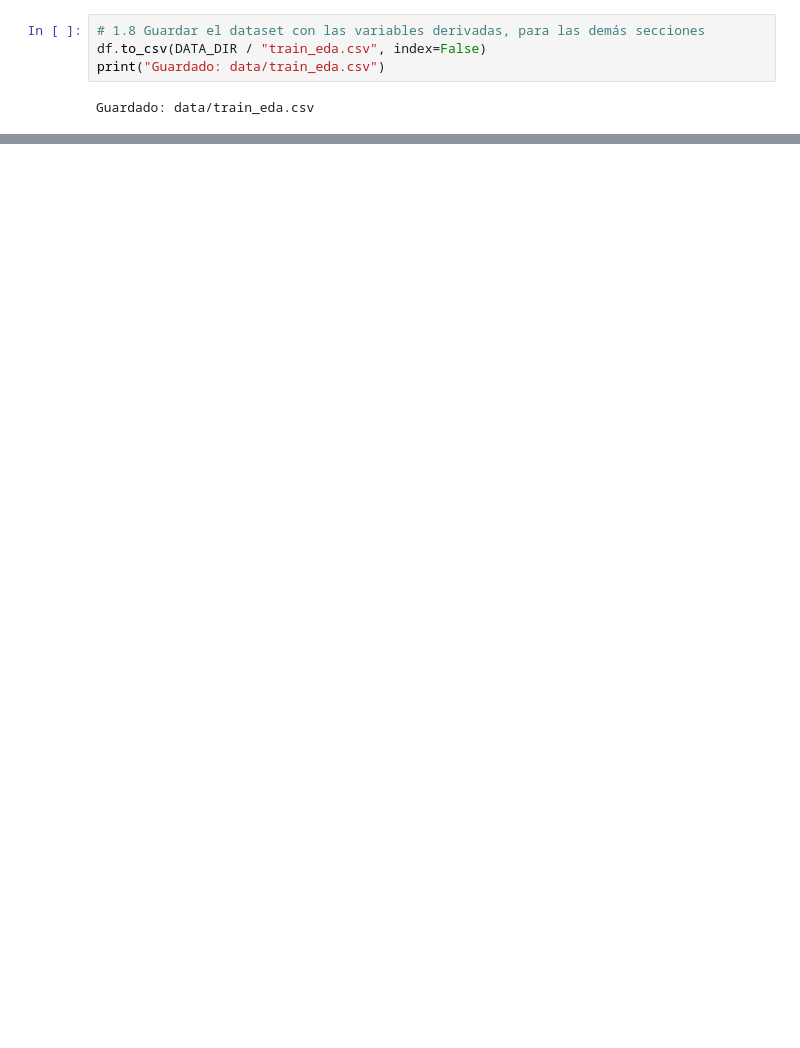
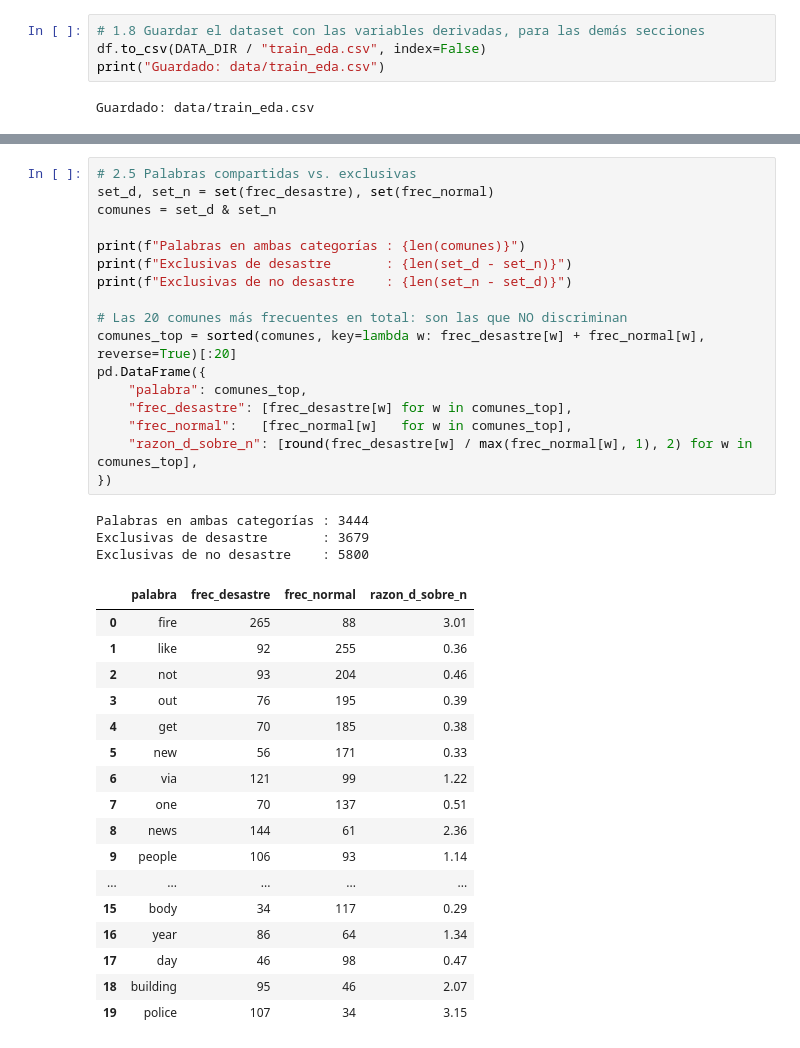
Before and after one commit to erickguerra2/LAB05-DATA, a Jupyter notebook: Laboratorio5.ipynb, the cells around one changed output, grey strips where cells are left out. Cells and saved outputs as stored; diff of their text form; blank space fills up the shorter version.

```diff
--- a/Laboratorio5.ipynb
+++ b/Laboratorio5.ipynb
@@ -355,0 +544,38 @@ Guardado: data/train_eda.csv
+# %%
+# 2.5 Palabras compartidas vs. exclusivas
+set_d, set_n = set(frec_desastre), set(frec_normal)
+comunes = set_d & set_n
+
+print(f"Palabras en ambas categorías : {len(comunes)}")
+print(f"Exclusivas de desastre       : {len(set_d - set_n)}")
+print(f"Exclusivas de no desastre    : {len(set_n - set_d)}")
+
+# Las 20 comunes más frecuentes en total: son las que NO discriminan
+comunes_top = sorted(comunes, key=lambda w: frec_desastre[w] + frec_normal[w], reverse=True)[:20]
+pd.DataFrame({
+    "palabra": comunes_top,
+    "frec_desastre": [frec_desastre[w] for w in comunes_top],
+    "frec_normal":   [frec_normal[w]   for w in comunes_top],
+    "razon_d_sobre_n": [round(frec_desastre[w] / max(frec_normal[w], 1), 2) for w in comunes_top],
+})
+# %% [output]
+Palabras en ambas categorías : 3444
+Exclusivas de desastre       : 3679
+Exclusivas de no desastre    : 5800
+|  | palabra | frec_desastre | frec_normal | razon_d_sobre_n |
+| 0 | fire | 265 | 88 | 3.01 |
+| 1 | like | 92 | 255 | 0.36 |
+| 2 | not | 93 | 204 | 0.46 |
+| 3 | out | 76 | 195 | 0.39 |
+| 4 | get | 70 | 185 | 0.38 |
+| 5 | new | 56 | 171 | 0.33 |
+| 6 | via | 121 | 99 | 1.22 |
+| 7 | one | 70 | 137 | 0.51 |
+| 8 | news | 144 | 61 | 2.36 |
+| 9 | people | 106 | 93 | 1.14 |
+| ... | ... | ... | ... | ... |
+| 15 | body | 34 | 117 | 0.29 |
+| 16 | year | 86 | 64 | 1.34 |
+| 17 | day | 46 | 98 | 0.47 |
+| 18 | building | 95 | 46 | 2.07 |
+| 19 | police | 107 | 34 | 3.15 |
```
Also changed, not shown: parts of 28 cells of this notebook, 2 other files.
